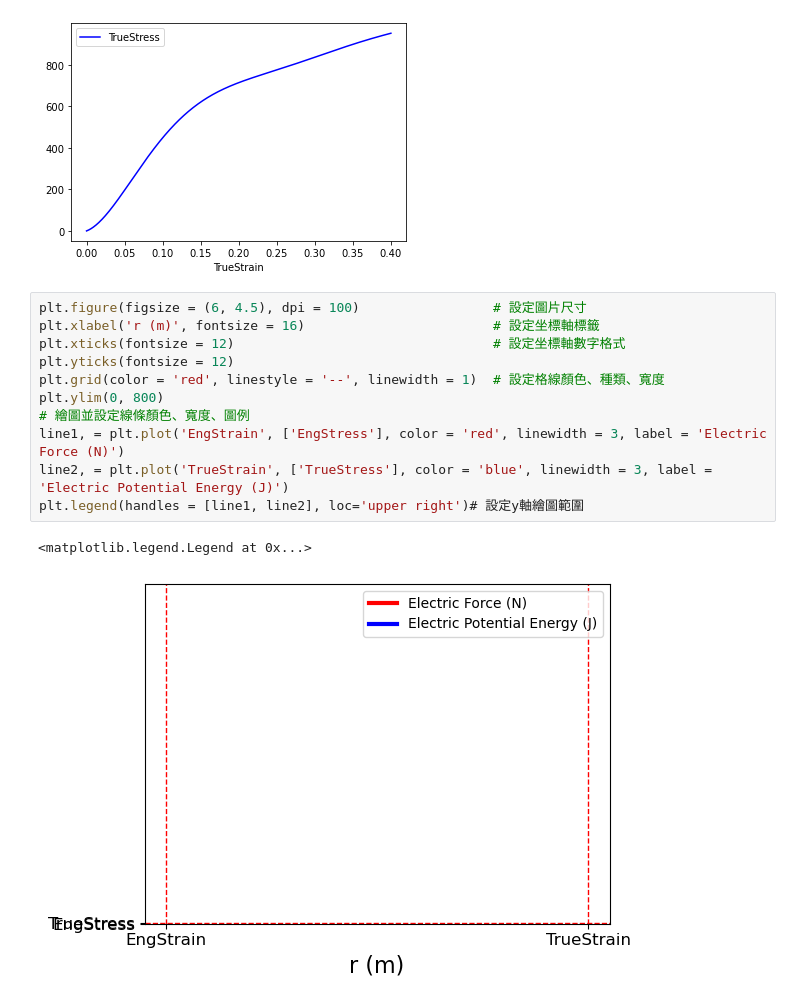
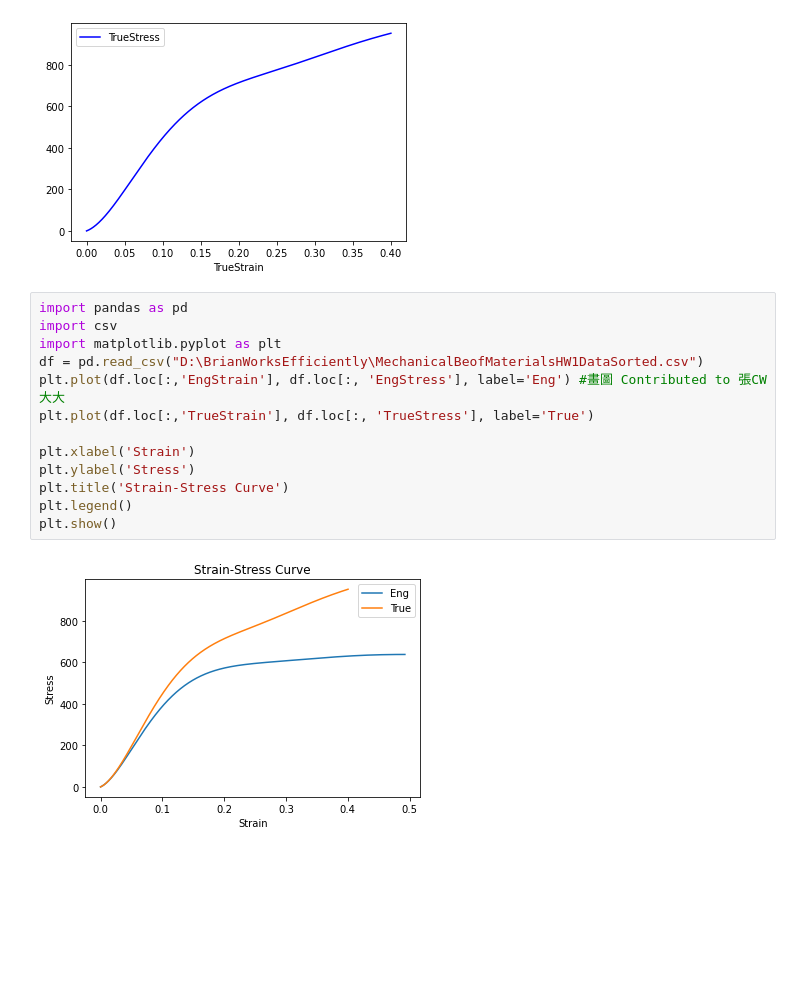
Before and after one commit to BoltzmannThermo/MechanicalBeofMaterialsHW1DataSorted2, a Jupyter notebook: MechanicalBeofMaterialsHW1DataSorted2.ipynb, the cells around one changed output. Drawn from its saved outputs; the diff is of its cells as text; blank space fills up the shorter version.

```diff
--- a/MechanicalBeofMaterialsHW1DataSorted2.ipynb
+++ b/MechanicalBeofMaterialsHW1DataSorted2.ipynb
@@ -30,17 +30,18 @@ df.plot(x='TrueStrain', y=['TrueStress'],color='blue')
 # %% [output]
 <matplotlib.axes._subplots.AxesSubplot at 0x...>
 [figure]
-# %%
-plt.figure(figsize = (6, 4.5), dpi = 100)                 # 設定圖片尺寸
-plt.xlabel('r (m)', fontsize = 16)                        # 設定坐標軸標籤
-plt.xticks(fontsize = 12)                                 # 設定坐標軸數字格式
-plt.yticks(fontsize = 12)
-plt.grid(color = 'red', linestyle = '--', linewidth = 1)  # 設定格線顏色、種類、寬度
-plt.ylim(0, 800)
-# 繪圖並設定線條顏色、寬度、圖例
-line1, = plt.plot('EngStrain', ['EngStress'], color = 'red', linewidth = 3, label = 'Electric Force (N)')
-line2, = plt.plot('TrueStrain', ['TrueStress'], color = 'blue', linewidth = 3, label = 'Electric Potential Energy (J)')
-plt.legend(handles = [line1, line2], loc='upper right')# 設定y軸繪圖範圍
-# %% [output]
-<matplotlib.legend.Legend at 0x...>
-[figure, removed]
+# %%
+import pandas as pd
+import csv
+import matplotlib.pyplot as plt
+df = pd.read_csv("D:\BrianWorksEfficiently\MechanicalBeofMaterialsHW1DataSorted.csv")
+plt.plot(df.loc[:,'EngStrain'], df.loc[:, 'EngStress'], label='Eng') #畫圖 Contributed to 張CW大大
+plt.plot(df.loc[:,'TrueStrain'], df.loc[:, 'TrueStress'], label='True')
+
+plt.xlabel('Strain')
+plt.ylabel('Stress')
+plt.title('Strain-Stress Curve')
+plt.legend()
+plt.show()
+# %% [output]
+[figure, added]
```
